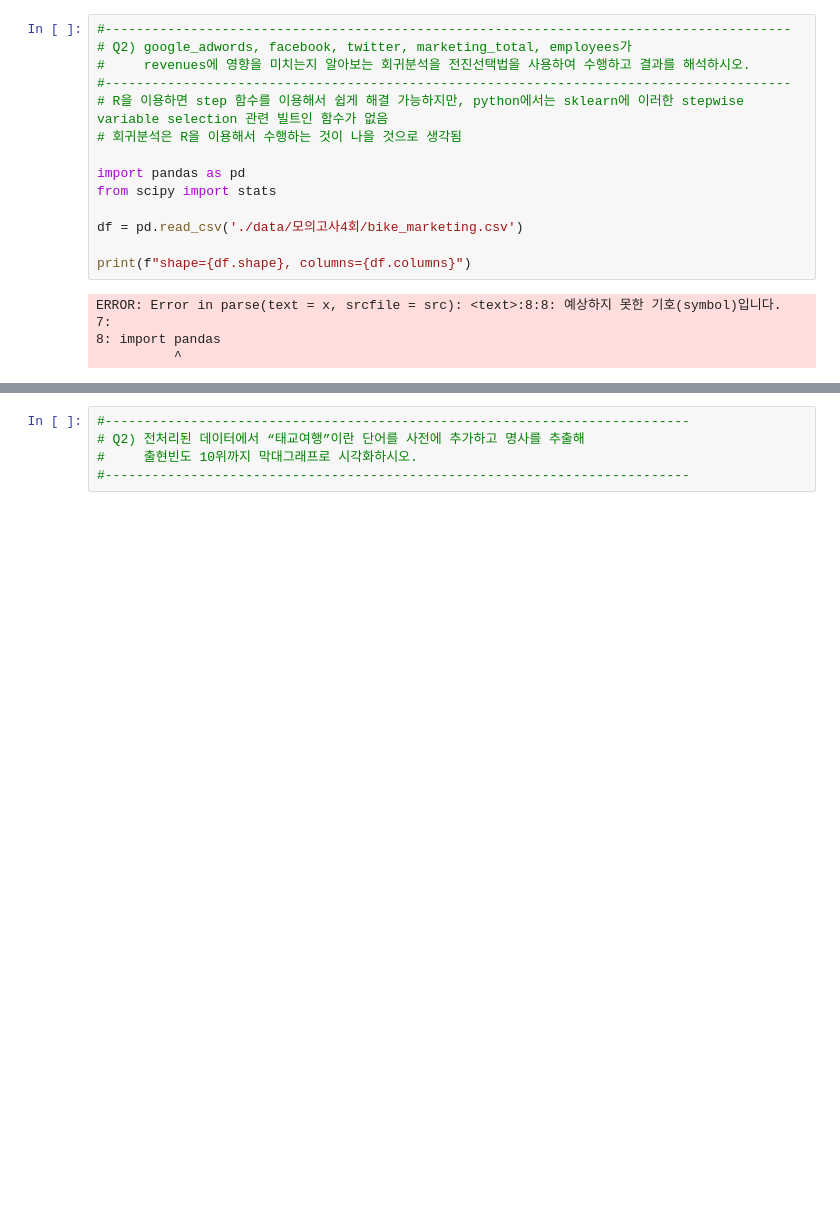
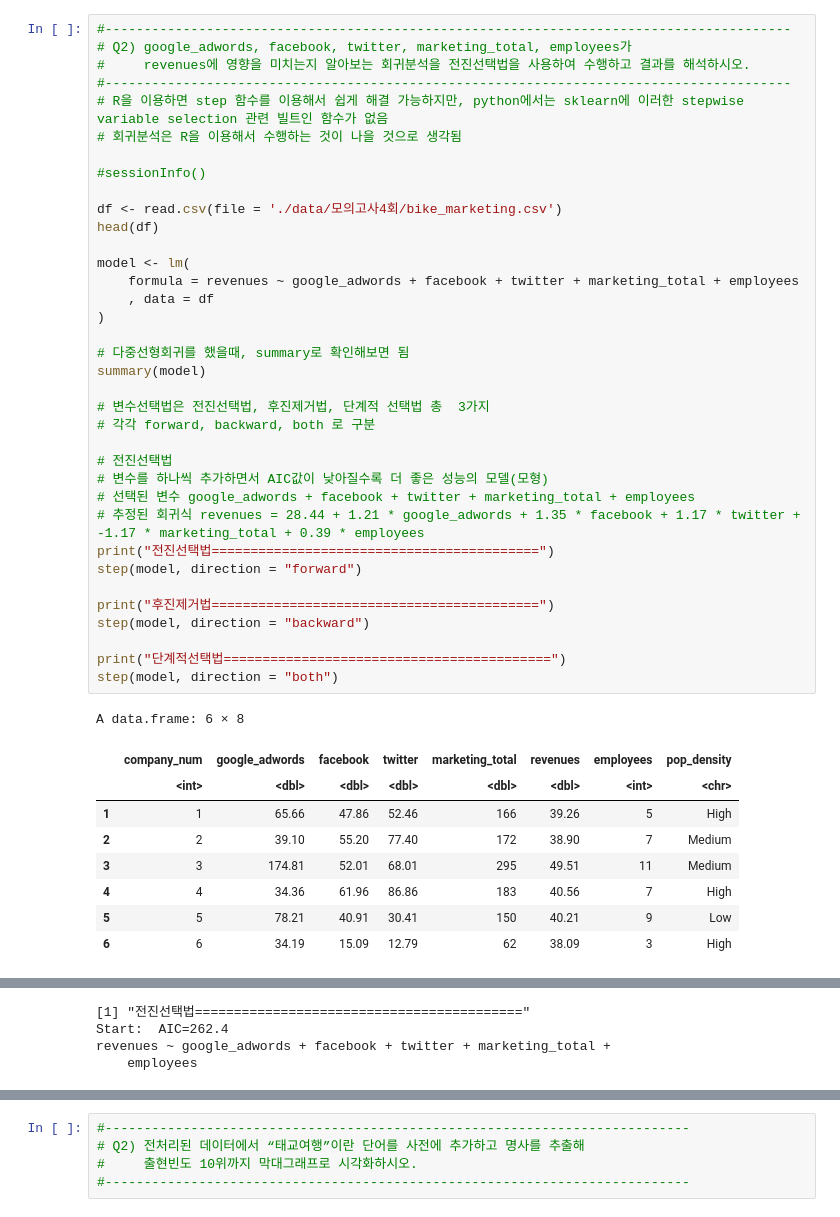
Before and after one commit to srkwon/analysis, a Jupyter notebook: data-analysis-2021/1.ADP실기/문제풀이/20211028.ipynb, the cells around one changed output, grey strips where cells are left out. Drawn from its saved outputs; the diff is of its cells as text; blank space fills up the shorter version.

```diff
--- a/data-analysis-2021/1.ADP실기/문제풀이/20211028.ipynb
+++ b/data-analysis-2021/1.ADP실기/문제풀이/20211028.ipynb
@@ -187,19 +78,46 @@ F_onewayResult(statistic=0.609944214128908, pvalue=0.544572945313452)
 # %%
 #----------------------------------------------------------------------------------------
 # Q2) google_adwords, facebook, twitter, marketing_total, employees가
 #     revenues에 영향을 미치는지 알아보는 회귀분석을 전진선택법을 사용하여 수행하고 결과를 해석하시오.
 #----------------------------------------------------------------------------------------
 # R을 이용하면 step 함수를 이용해서 쉽게 해결 가능하지만, python에서는 sklearn에 이러한 stepwise variable selection 관련 빌트인 함수가 없음
 # 회귀분석은 R을 이용해서 수행하는 것이 나을 것으로 생각됨
 
-import pandas as pd
-from scipy import stats
+#sessionInfo()
 
-df = pd.read_csv('./data/모의고사4회/bike_marketing.csv')
+df <- read.csv(file = './data/모의고사4회/bike_marketing.csv')
+head(df)
 
-print(f"shape={df.shape}, columns={df.columns}")
+model <- lm(
+    formula = revenues ~ google_adwords + facebook + twitter + marketing_total + employees
+    , data = df
+)
+
+# 다중선형회귀를 했을때, summary로 확인해보면 됨
+summary(model)
+
+# 변수선택법은 전진선택법, 후진제거법, 단계적 선택법 총  3가지
+# 각각 forward, backward, both 로 구분
+
+# 전진선택법
+# 변수를 하나씩 추가하면서 AIC값이 낮아질수록 더 좋은 성능의 모델(모형)
+# 선택된 변수 google_adwords + facebook + twitter + marketing_total + employees
+# 추정된 회귀식 revenues = 28.44 + 1.21 * google_adwords + 1.35 * facebook + 1.17 * twitter + -1.17 * marketing_total + 0.39 * employees
+print("전진선택법==========================================")
+step(model, direction = "forward")
+
+print("후진제거법==========================================")
+step(model, direction = "backward")
+
+print("단계적선택법==========================================")
+step(model, direction = "both")
 # %% [output]
-ERROR: Error in parse(text = x, srcfile = src): <text>:8:8: 예상하지 못한 기호(symbol)입니다.
-7:
-8: import pandas
-          ^
+A data.frame: 6 × 8
+|  | company_num | google_adwords | facebook | twitter | marketing_total | revenues | employees | pop_density |
+|  | <int> | <dbl> | <dbl> | <dbl> | <dbl> | <dbl> | <int> | <chr> |
+| 1 | 1 | 65.66 | 47.86 | 52.46 | 166 | 39.26 | 5 | High |
+| 2 | 2 | 39.10 | 55.20 | 77.40 | 172 | 38.90 | 7 | Medium |
+| 3 | 3 | 174.81 | 52.01 | 68.01 | 295 | 49.51 | 11 | Medium |
+| 4 | 4 | 34.36 | 61.96 | 86.86 | 183 | 40.56 | 7 | High |
+| 5 | 5 | 78.21 | 40.91 | 30.41 | 150 | 40.21 | 9 | Low |
+| 6 | 6 | 34.19 | 15.09 | 12.79 | 62 | 38.09 | 3 | High |
@@ -205,0 +141,4 @@ ERROR: Error in parse(text = x, srcfile = src): <text>:8:8: 예상하지 못한
+[1] "전진선택법=========================================="
+Start:  AIC=262.4
+revenues ~ google_adwords + facebook + twitter + marketing_total +
+    employees
```
Also changed, not shown: parts of 9 cells of this notebook, 2 other files.
